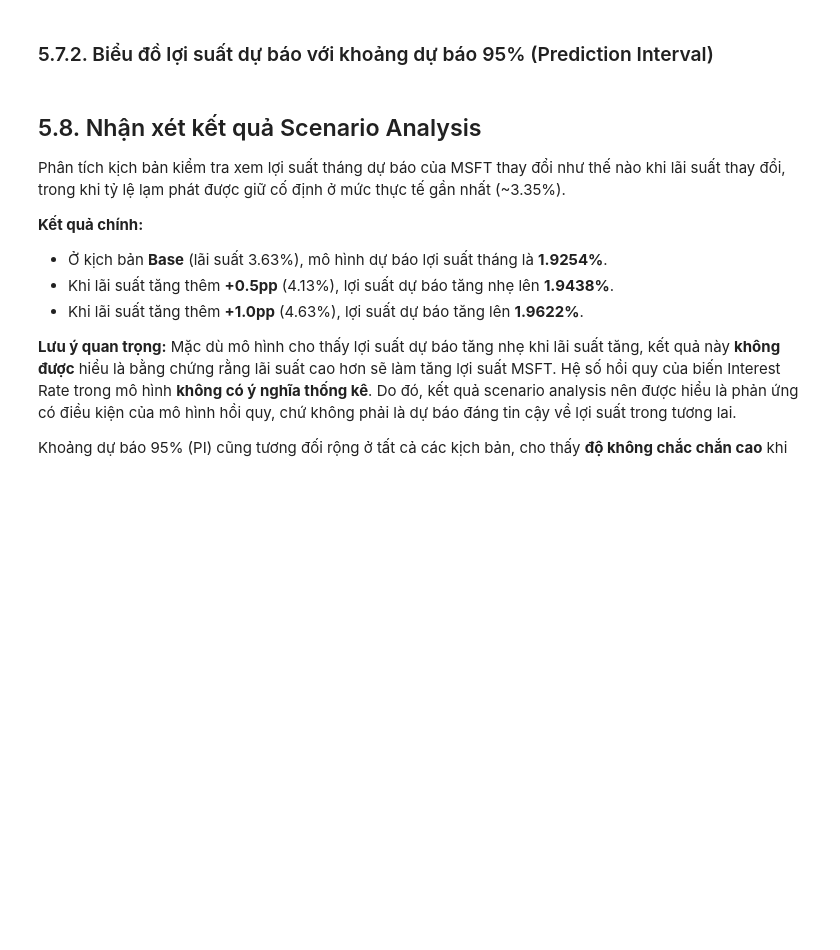
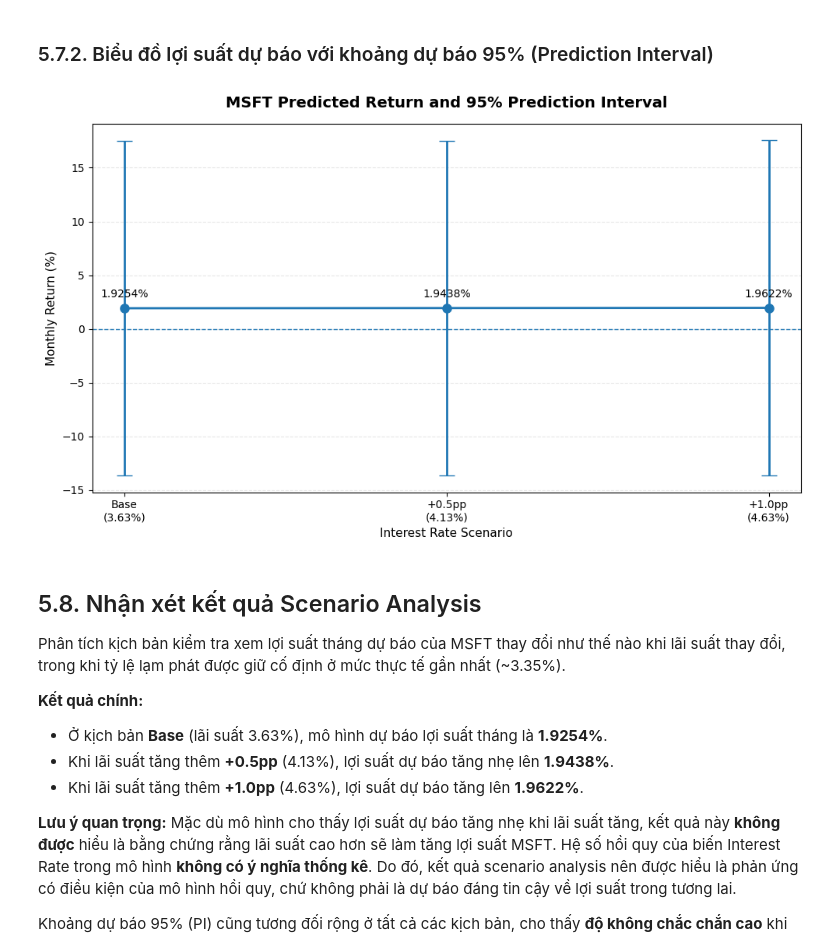
Before and after one commit to thaoS2/BI_Nhom7_BT, a Jupyter notebook: Homework/HW03_MLR_BigTech/Notebooks/05_scenario.ipynb, the cells around one changed output. Cells and saved outputs as stored; diff of their text form; code cells hidden in the pictures; blank space fills up the shorter version.

```diff
--- a/Homework/HW03_MLR_BigTech/Notebooks/05_scenario.ipynb
+++ b/Homework/HW03_MLR_BigTech/Notebooks/05_scenario.ipynb
@@ -203,51 +306,71 @@ plt.show()
 # %%
 plt.figure(figsize=(10, 6))
 
 x = np.arange(len(result))
+
 y = result['Predicted_Return']
+
 lower = result['PI_Lower']
 upper = result['PI_Upper']
 
-xtick_labels = [
-    f"Base\n({result.iloc[0]['Interest_Rate']}%)",
-    f"+0.5pp\n({result.iloc[1]['Interest_Rate']}%)",
-    f"+1.0pp\n({result.iloc[2]['Interest_Rate']}%)"
-]
-
 plt.errorbar(
-    x, y,
-    yerr=[y - lower, upper - y],
+    x,
+    y,
+    yerr=[
+        y - lower,
+        upper - y
+    ],
     fmt='o-',
     capsize=7,
     linewidth=2,
-    markersize=8,
-    color='steelblue',
-    ecolor='tomato',
-    label='Predicted Return ± 95% PI'
+    markersize=8
 )
 
 for i, value in enumerate(y):
     plt.annotate(
         f'{value:.4f}%',
         (i, value),
-        xytext=(0, 12),
+        xytext=(0, 10),
         textcoords='offset points',
         ha='center',
         fontsize=10
     )
 
-plt.axhline(y=0, color='gray', linestyle='--', linewidth=1)
-plt.xticks(x, xtick_labels)
+plt.axhline(
+    y=0,
+    linestyle='--',
+    linewidth=1
+)
+
+plt.xticks(
+    x,
+    [
+        'Base\n(3.63%)',
+        '+0.5pp\n(4.13%)',
+        '+1.0pp\n(4.63%)'
+    ]
+)
+
 plt.xlabel('Interest Rate Scenario', fontsize=11)
 plt.ylabel('Monthly Return (%)', fontsize=11)
+
 plt.title(
     'MSFT Predicted Return and 95% Prediction Interval',
-    fontsize=14, fontweight='bold', pad=15
+    fontsize=14,
+    fontweight='bold',
+    pad=15
 )
-plt.legend(fontsize=10)
-plt.grid(axis='y', linestyle='--', alpha=0.3)
+
+plt.grid(
+    axis='y',
+    linestyle='--',
+    alpha=0.3
+)
+
 plt.tight_layout()
 plt.show()
+# %% [output]
+[figure, added]
 # %% [markdown]
 ## 5.8. Nhận xét kết quả Scenario Analysis
 
```
Also changed, not shown: parts of 14 cells of this notebook.
